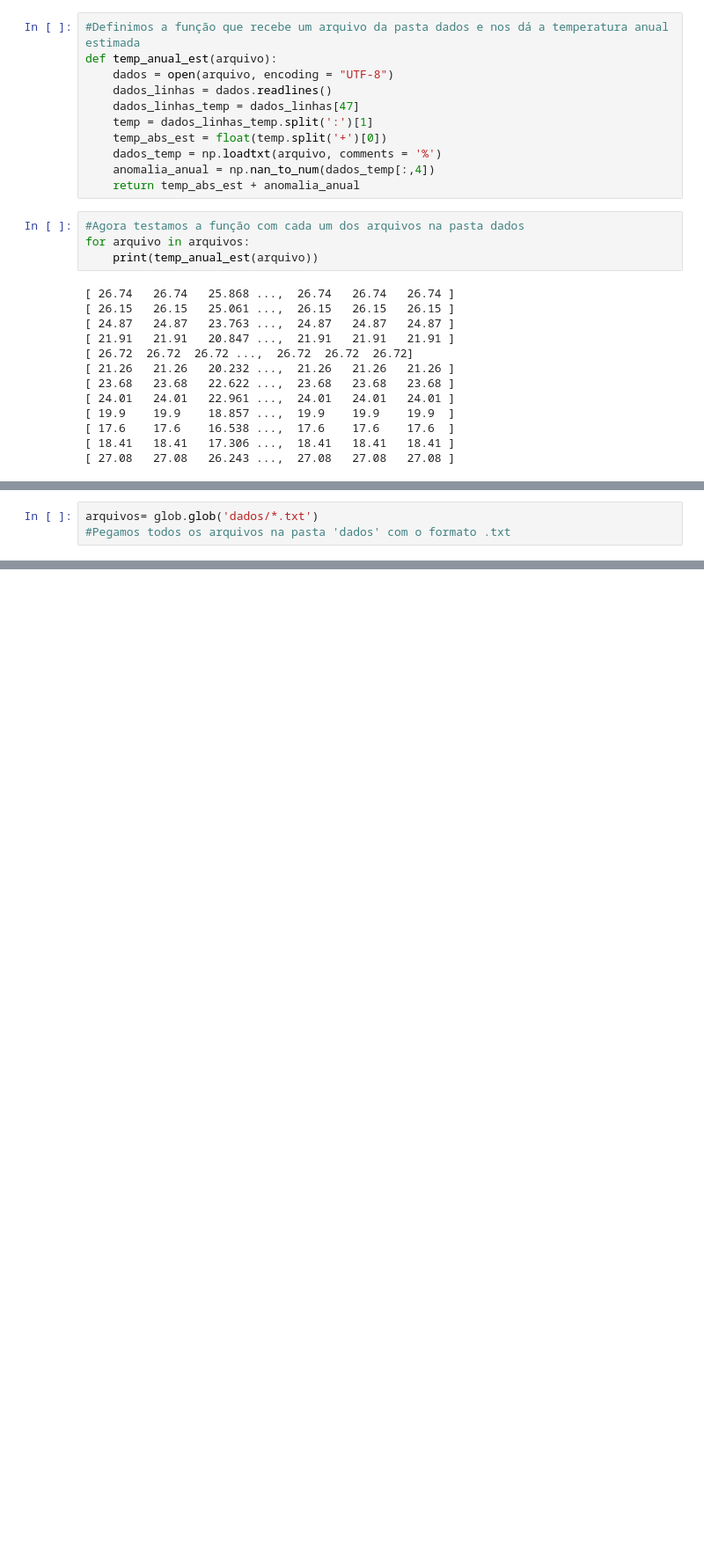
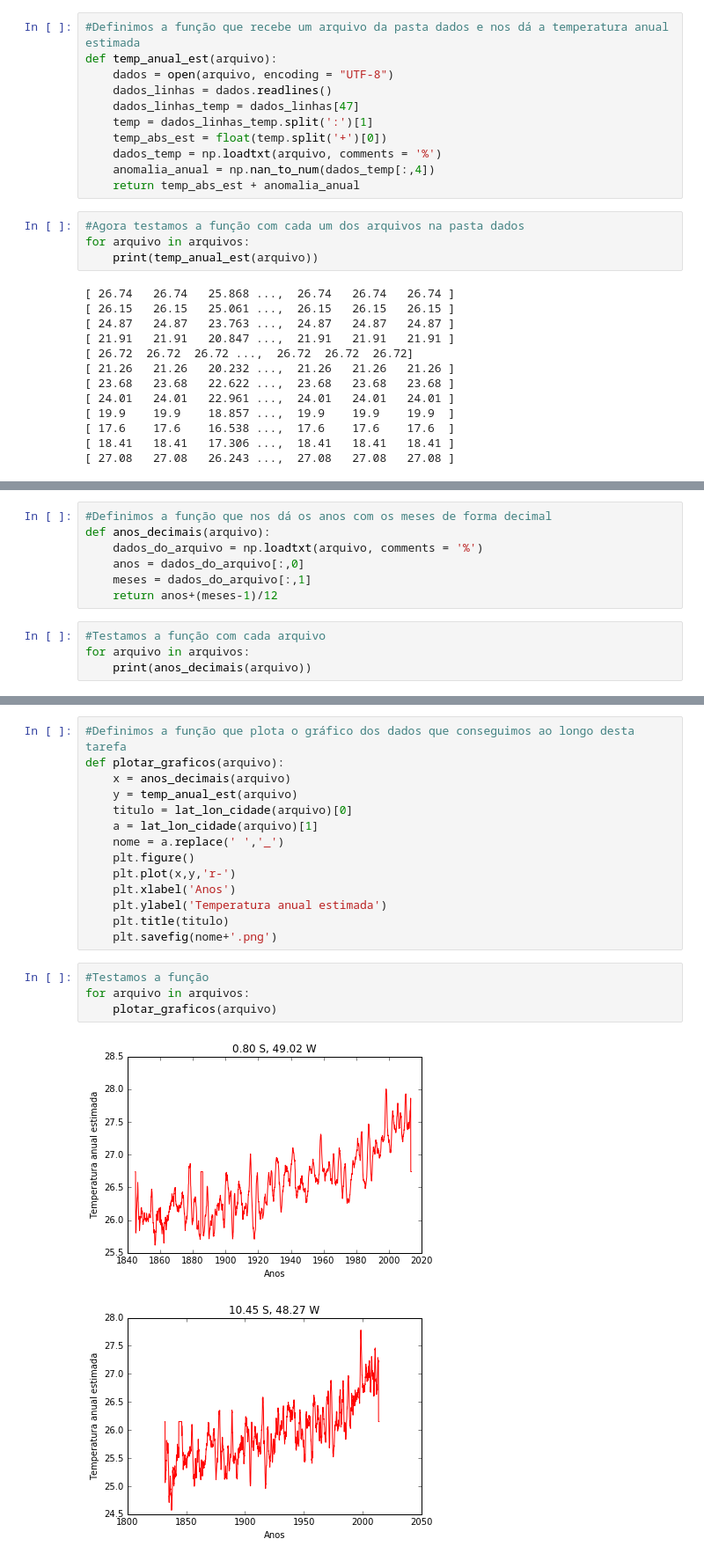
Before and after one commit to mat-esp-2016/python-4-carlosjessicathais5, a Jupyter notebook: python4.ipynb, the cells around one changed output, grey strips where cells are left out. Shown at 88% size. Saved outputs shown, nothing was run; the diff lists cells and outputs as text; blank space fills up the shorter version.

Commit message:
Terminamos a tarefa plotando os gráficos de cada arquivo

```diff
--- a/python4.ipynb
+++ b/python4.ipynb
@@ -133,3 +74,0 @@ import glob
-# %%
-arquivos= glob.glob('dados/*.txt')
-#Pegamos todos os arquivos na pasta 'dados' com o formato .txt
@@ -139,0 +75,11 @@ str
+# %%
+#Definimos a função que nos dá os anos com os meses de forma decimal
+def anos_decimais(arquivo):
+    dados_do_arquivo = np.loadtxt(arquivo, comments = '%')
+    anos = dados_do_arquivo[:,0]
+    meses = dados_do_arquivo[:,1]
+    return anos+(meses-1)/12
+# %%
+#Testamos a função com cada arquivo
+for arquivo in arquivos:
+    print(anos_decimais(arquivo))
@@ -139,0 +104,21 @@ str
+# %%
+#Definimos a função que plota o gráfico dos dados que conseguimos ao longo desta tarefa
+def plotar_graficos(arquivo):
+    x = anos_decimais(arquivo)
+    y = temp_anual_est(arquivo)
+    titulo = lat_lon_cidade(arquivo)[0]
+    a = lat_lon_cidade(arquivo)[1]
+    nome = a.replace(' ','_')
+    plt.figure()
+    plt.plot(x,y,'r-')
+    plt.xlabel('Anos')
+    plt.ylabel('Temperatura anual estimada')
+    plt.title(titulo)
+    plt.savefig(nome+'.png')
+# %%
+#Testamos a função
+for arquivo in arquivos:
+    plotar_graficos(arquivo)
+# %% [output]
+[figure, added]
+[figure, added]
```
Also changed, not shown: parts of 14 cells of this notebook, 12 other files.
